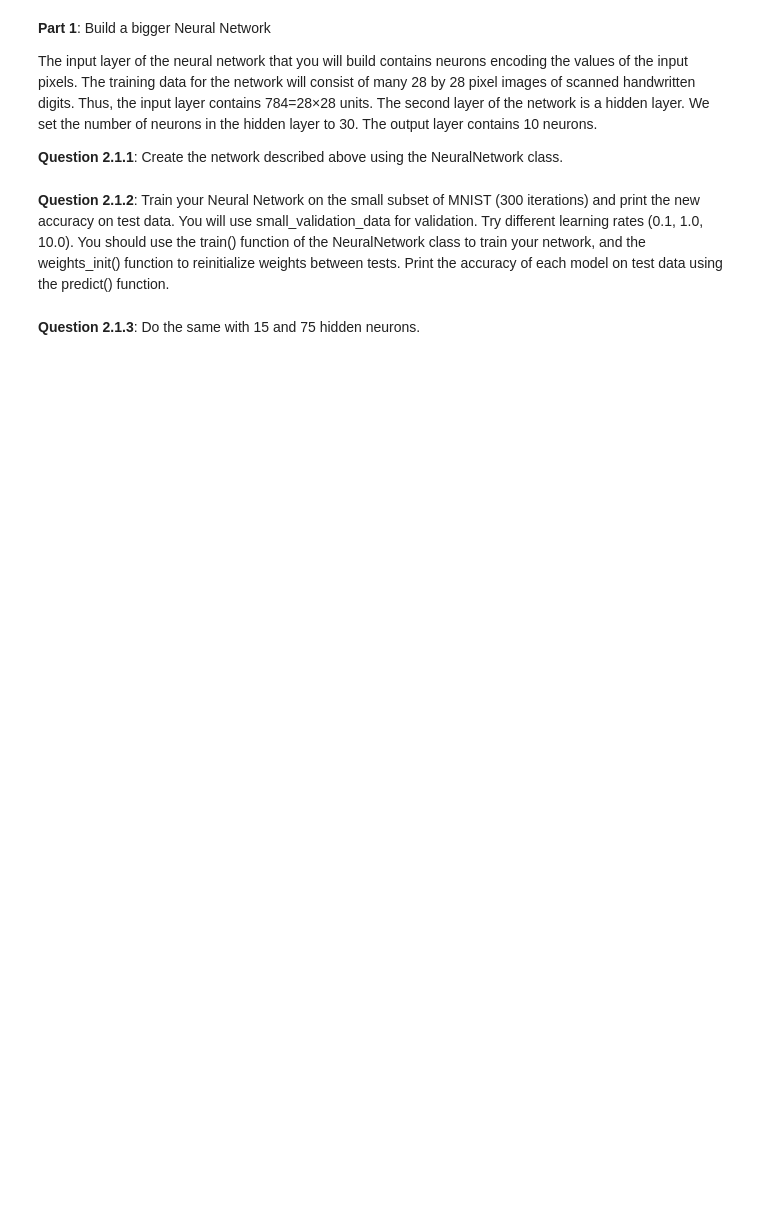
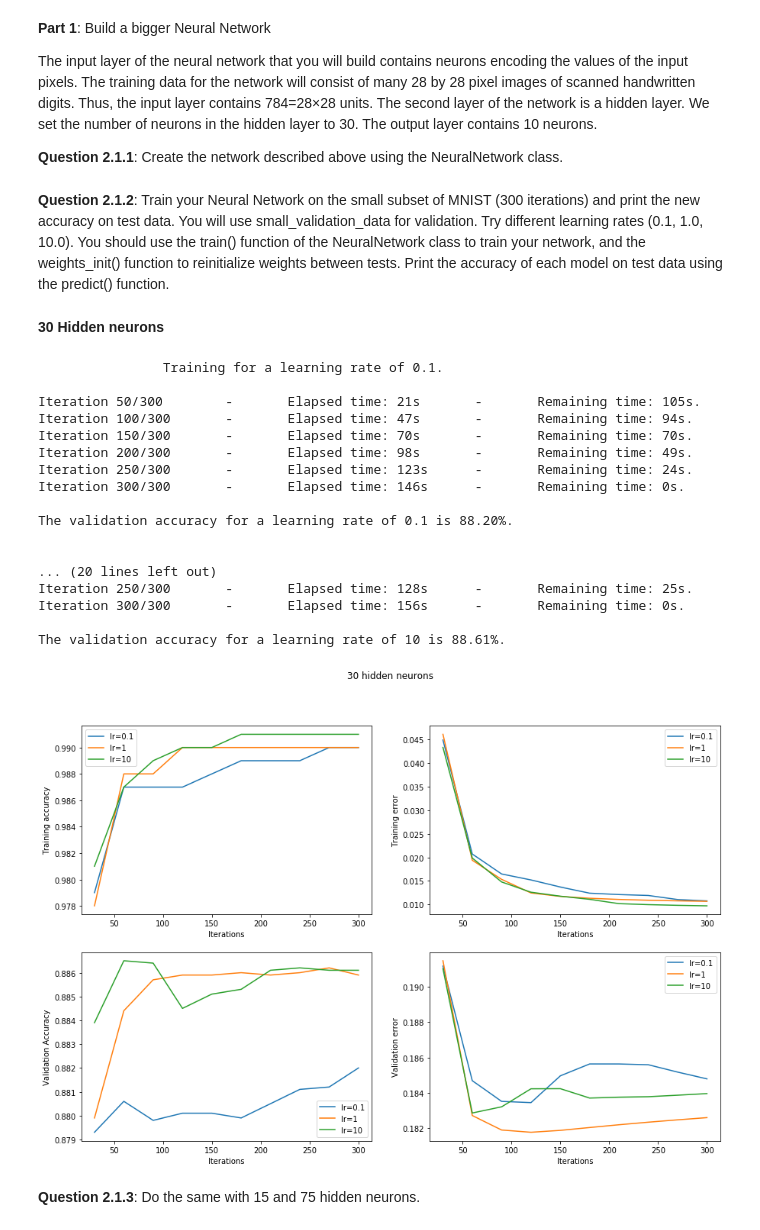
Before and after one commit to intv0id/DeepLearning, a Jupyter notebook: Lab1/Lab1_DL-Students_v3.ipynb, the cells around one changed output. Cells and saved outputs as stored; diff of their text form; code cells hidden in the pictures; blank space fills up the shorter version.

```diff
--- a/Lab1/Lab1_DL-Students_v3.ipynb
+++ b/Lab1/Lab1_DL-Students_v3.ipynb
@@ -158,15 +254,24 @@ class NeuralNetwork(NeuralNetwork):
 <b>Question 1.2.4</b>: Test your implementation: create the Neural Network defined in Part 1 and see if the backpropagate() function you implemented gives the same weight updates as the ones you found by hand. Do another forward pass and see if the new output is the same as the one you obtained in Question 1.1.1.
 # %%
 # First define your neural network
-model =
+model = NeuralNetwork(input_layer_size=2,
+                      hidden_layer_size=2,
+                      output_layer_size=1,
+                      transfer_f=sigmoid,
+                      transfer_df=dsigmoid)
 
 # Then initialize the weights according to Figure 2
-W_input_to_hidden =
-W_hidden_to_output =
+W_input_to_hidden = np.array([[.3, -.5],
+                              [.8,  .2],
+                              [.2, -.4]])
+W_hidden_to_output = np.array([[-.6],
+                               [ .4],
+                               [ .5]])
 model.weights_init(W_input_to_hidden, W_hidden_to_output)
 
 # Feed test values
-test = [[0.8, 0.2]]
+test = [0.8, 0.2]
+
 model.feedforward(test)
 
 # Backpropagate
@@ -174,7 +279,7 @@ targets = [[0.4]]
 model.backpropagate(targets)
 
 # Print weights
-print("W_input_to_hidden =", model.W_input_to_hidden)
+print("W_input_to_hidden =",  model.W_input_to_hidden)
 print("W_hidden_to_output =", model.W_hidden_to_output)
 
 # Feed test values again
@@ -231,2 +491,30 @@ mnist_model =
+# %% [markdown]
+**30 Hidden neurons**
+# %%
+# Learning rate 0.1, 1 and 10
+train_test_plot_mnist(
+    training_data=small_training_data,
+    validation_data=validation_data,
+    hidden_layer_size=30
+)
+# %% [output]
+                Training for a learning rate of 0.1.
+
+Iteration 50/300        -       Elapsed time: 21s       -       Remaining time: 105s.
+Iteration 100/300       -       Elapsed time: 47s       -       Remaining time: 94s.
+Iteration 150/300       -       Elapsed time: 70s       -       Remaining time: 70s.
+Iteration 200/300       -       Elapsed time: 98s       -       Remaining time: 49s.
+Iteration 250/300       -       Elapsed time: 123s      -       Remaining time: 24s.
+Iteration 300/300       -       Elapsed time: 146s      -       Remaining time: 0s.
+
+The validation accuracy for a learning rate of 0.1 is 88.20%.
+
+
+... (20 lines left out)
+Iteration 250/300       -       Elapsed time: 128s      -       Remaining time: 25s.
+Iteration 300/300       -       Elapsed time: 156s      -       Remaining time: 0s.
+
+The validation accuracy for a learning rate of 10 is 88.61%.
+[figure, added]
 # %% [markdown]
 <b>Question 2.1.3</b>: Do the same with 15 and 75 hidden neurons.
```
Also changed, not shown: parts of 38 cells of this notebook, 3 other files.
